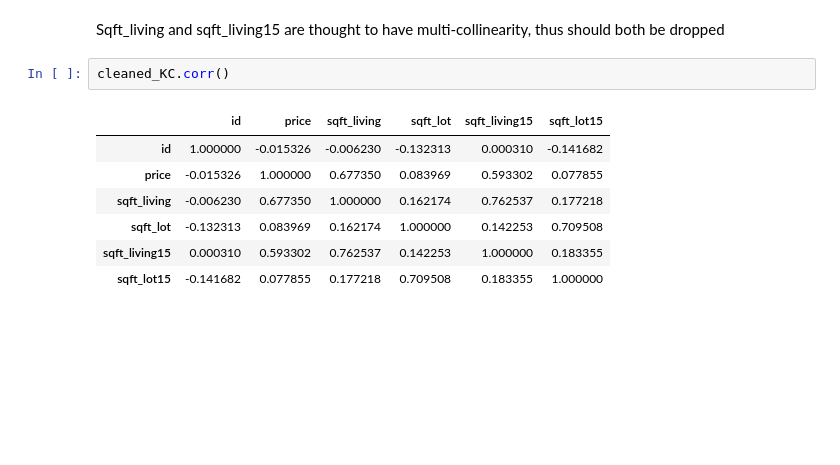
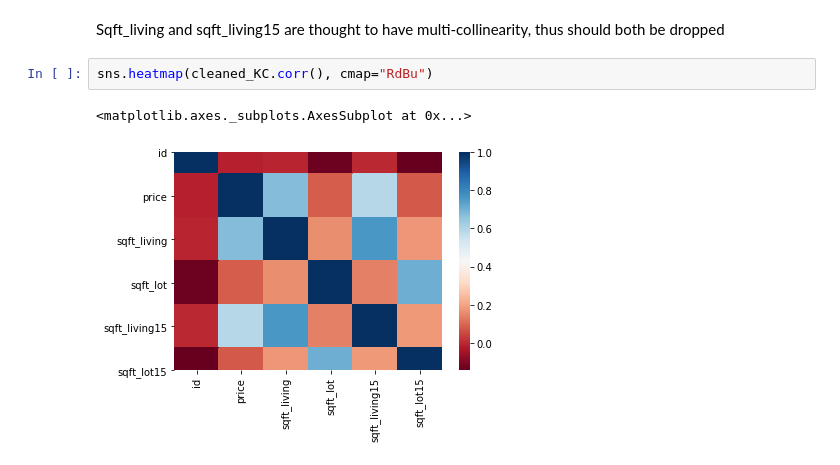
Before and after one commit to jonnelbenjamin/coachmod4project, a Jupyter notebook: modeling.ipynb, the cells around one changed output. Cells and saved outputs as stored; diff of their text form; blank space fills up the shorter version.

```diff
--- a/modeling.ipynb
+++ b/modeling.ipynb
@@ -315,12 +304,7 @@ vif.round(1)
 # %% [markdown]
 Sqft_living and sqft_living15 are thought to have multi-collinearity, thus should both be dropped
-# %%
-cleaned_KC.corr()
-# %% [output]
-|  | id | price | sqft_living | sqft_lot | sqft_living15 | sqft_lot15 |
-| id | 1.000000 | -0.015326 | -0.006230 | -0.132313 | 0.000310 | -0.141682 |
-| price | -0.015326 | 1.000000 | 0.677350 | 0.083969 | 0.593302 | 0.077855 |
-| sqft_living | -0.006230 | 0.677350 | 1.000000 | 0.162174 | 0.762537 | 0.177218 |
-| sqft_lot | -0.132313 | 0.083969 | 0.162174 | 1.000000 | 0.142253 | 0.709508 |
-| sqft_living15 | 0.000310 | 0.593302 | 0.762537 | 0.142253 | 1.000000 | 0.183355 |
-| sqft_lot15 | -0.141682 | 0.077855 | 0.177218 | 0.709508 | 0.183355 | 1.000000 |
+# %%
+sns.heatmap(cleaned_KC.corr(), cmap="RdBu")
+# %% [output]
+<matplotlib.axes._subplots.AxesSubplot at 0x...>
+[figure, added]
```
Also changed, not shown: parts of 12 cells of this notebook, 2 other files.
